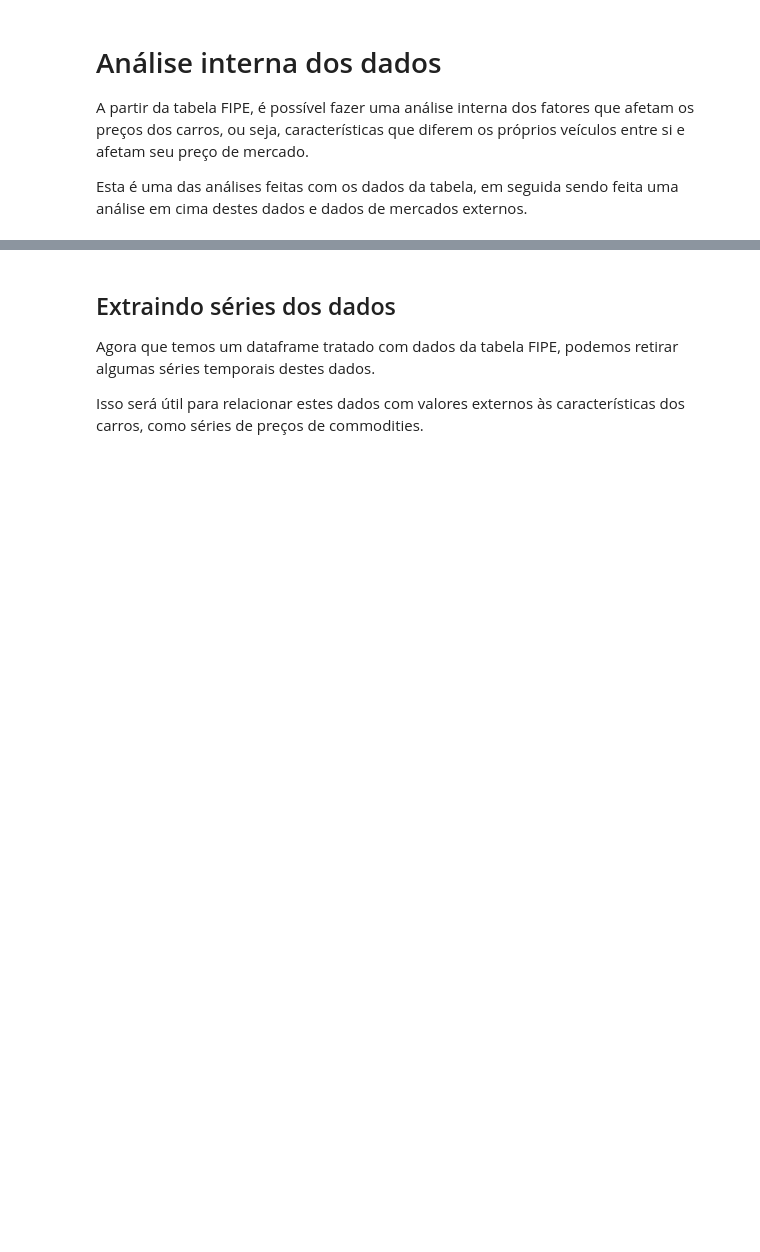
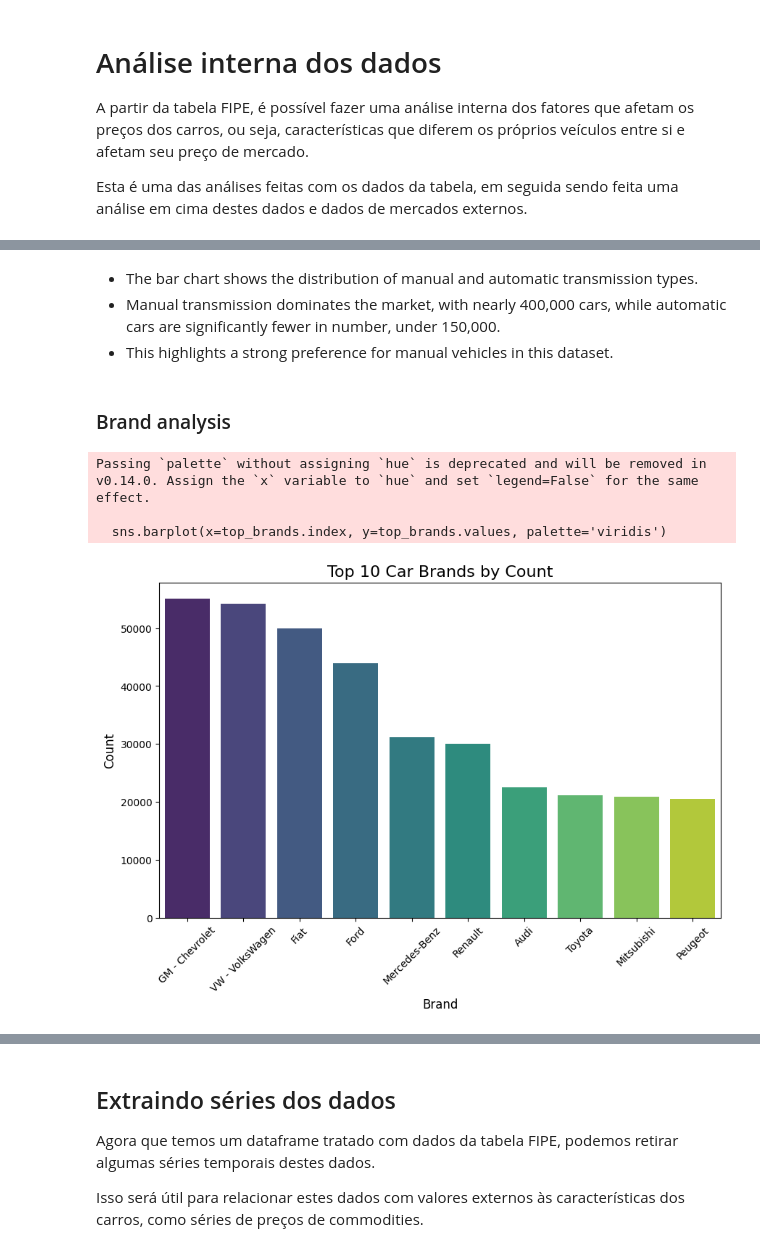
Before and after one commit to joaoqcouto/inf1032-car-prices, a Jupyter notebook: car-prices.ipynb, the cells around one changed output, grey strips where cells are left out. Saved outputs shown, nothing was run; the diff lists cells and outputs as text; code cells hidden in the pictures; blank space fills up the shorter version.

```diff
--- a/car-prices.ipynb
+++ b/car-prices.ipynb
@@ -187,0 +267,22 @@ df_fipe.head()
+# %% [markdown]
+- The bar chart shows the distribution of manual and automatic transmission types.
+- Manual transmission dominates the market, with nearly 400,000 cars, while automatic cars are significantly fewer in number, under 150,000.
+- This highlights a strong preference for manual vehicles in this dataset.
+# %% [markdown]
+### Brand analysis
+# %%
+# Bar plot for brand distribution (Top 10 brands by count)
+plt.figure(figsize=(10,6))
+top_brands = df_fipe['brand'].value_counts().head(10)
+
+sns.barplot(x=top_brands.index, y=top_brands.values, palette='viridis')
+plt.title('Top 10 Car Brands by Count', fontsize=16)
+plt.xlabel('Brand', fontsize=12)
+plt.ylabel('Count', fontsize=12)
+plt.xticks(rotation=45)
+plt.show()
+# %% [output]
+Passing `palette` without assigning `hue` is deprecated and will be removed in v0.14.0. Assign the `x` variable to `hue` and set `legend=False` for the same effect.
+
+  sns.barplot(x=top_brands.index, y=top_brands.values, palette='viridis')
+[figure, added]
```
Also changed, not shown: parts of 60 cells of this notebook.
